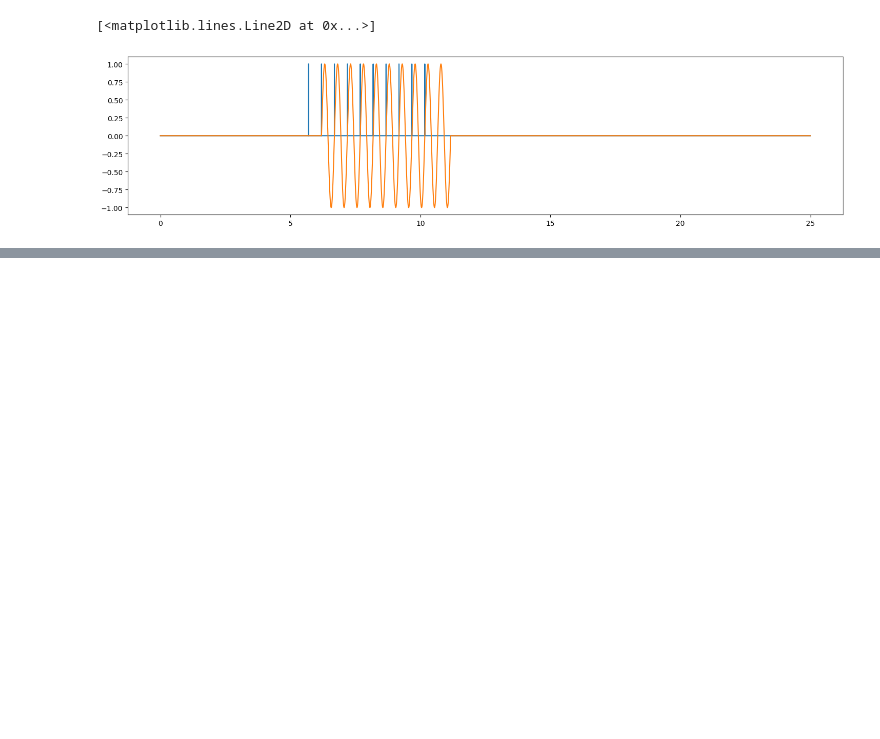
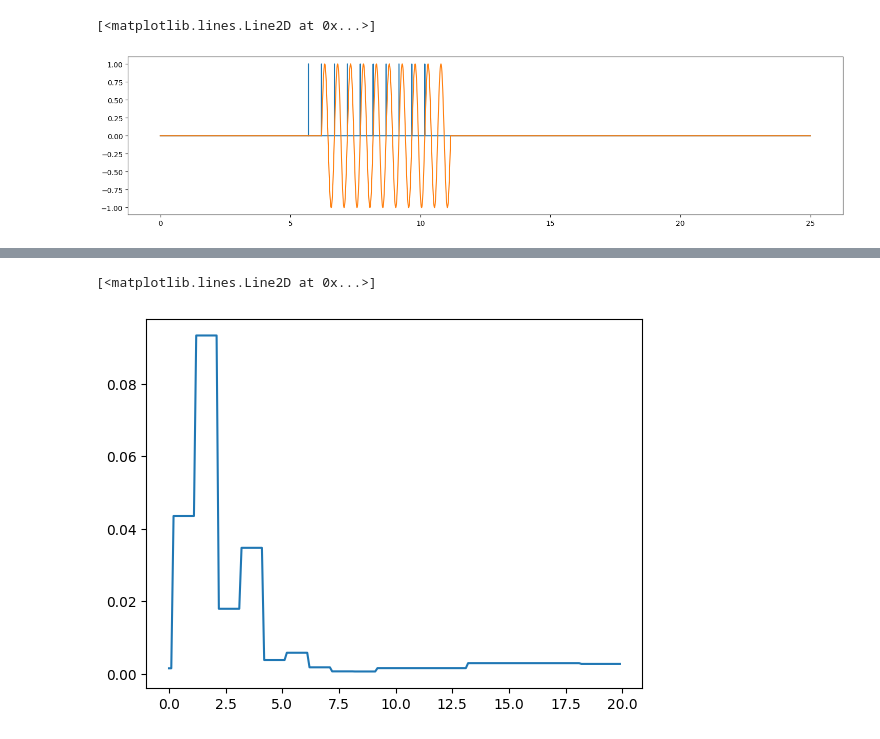
Before and after one commit to mtnusf97/CTRNN, a Jupyter notebook: helper_notebook.ipynb, the cells around one changed output, grey strips where cells are left out. Drawn from its saved outputs; the diff is of its cells as text; code cells hidden in the pictures; blank space fills up the shorter version.

```diff
--- a/helper_notebook.ipynb
+++ b/helper_notebook.ipynb
@@ -638,0 +752,23 @@ last_index
+# %%
+distance_between_chains = np.arange(0, 20, 0.1)
+errors_array_8 = []
+
+for distance in tqdm(distance_between_chains):
+    error = mixed_data_x_loss(
+        model,
+        data_duration=28 + distance,
+        first_beat_time1=10,
+        distance_between_chains=distance,
+        interval1=0.8,
+        interval2=0.8,
+        number_of_beats1=10,
+        number_of_beats2=10,
+        number_of_targets1=10,
+        number_of_targets2=10
+        )
+    errors_array_8.append(error)
+# %%
+plt.plot(distance_between_chains, errors_array_8)
+# %% [output]
+[<matplotlib.lines.Line2D at 0x...>]
+[figure, added]
```
Also changed, not shown: parts of 20 cells of this notebook, 7 other files.
